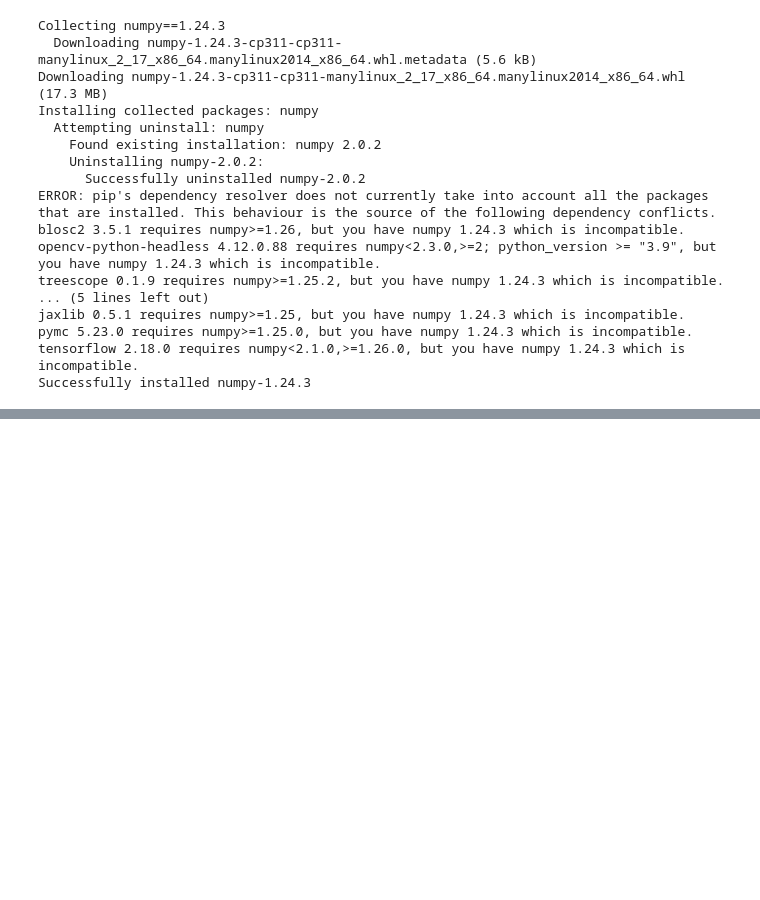
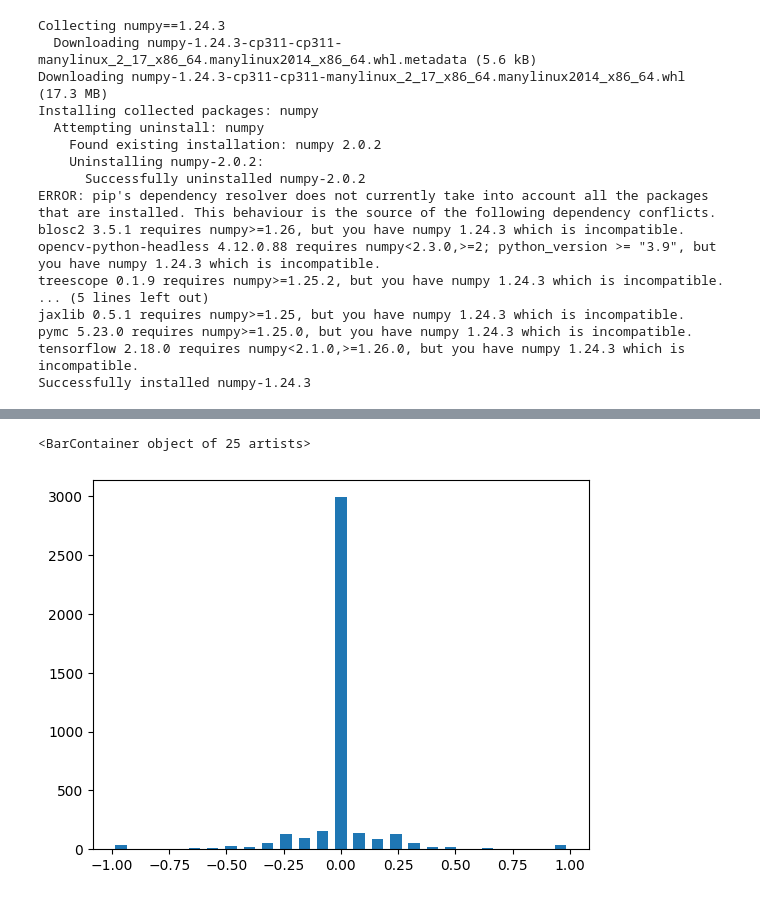
Before and after one commit to mjRam27/self-driving-car, a Jupyter notebook: Self_driving_car.ipynb, the cells around one changed output, grey strips where cells are left out. Saved outputs shown, nothing was run; the diff lists cells and outputs as text; code cells hidden in the pictures; blank space fills up the shorter version.

Commit message:
Initial data setup and preprocessing: loaded CSV, cleaned image paths, and visualized steering distribution

```diff
--- a/Self_driving_car.ipynb
+++ b/Self_driving_car.ipynb
@@ -89,3 +106,9 @@ Requirement already satisfied: python-dateutil>=2.7 in /usr/local/lib/python3.11
 # %%
 
 from imgaug import augmenters as iaa
+# %%
+datadir = 'track'
+columns = ['center', 'left' , 'right', 'steering', 'throttle', 'reverse', 'speed']
+data = pd.read_csv(os.path.join(datadir, 'driving_log.csv'), names = columns)
+pd.set_option('display.max_colwidth', None)
+data.head()
@@ -91,0 +122,8 @@ from imgaug import augmenters as iaa
+# %%
+def path_leaf(path):
+  head, tail = ntpath.split(path)
+  return tail
+data['center'] = data['center'].apply(path_leaf)
+data['left'] = data['left'].apply(path_leaf)
+data['right'] = data['right'].apply(path_leaf)
+data.head()
@@ -91,0 +137,8 @@ from imgaug import augmenters as iaa
+# %%
+num_bins = 25
+hist, bins = np.histogram(data['steering'], num_bins)
+center = (bins[:-1]+ bins[1:]) * 0.5
+plt.bar(center, hist, width = 0.05)
+# %% [output]
+<BarContainer object of 25 artists>
+[figure, added]
```
Also changed, not shown: parts of 5 cells of this notebook.
